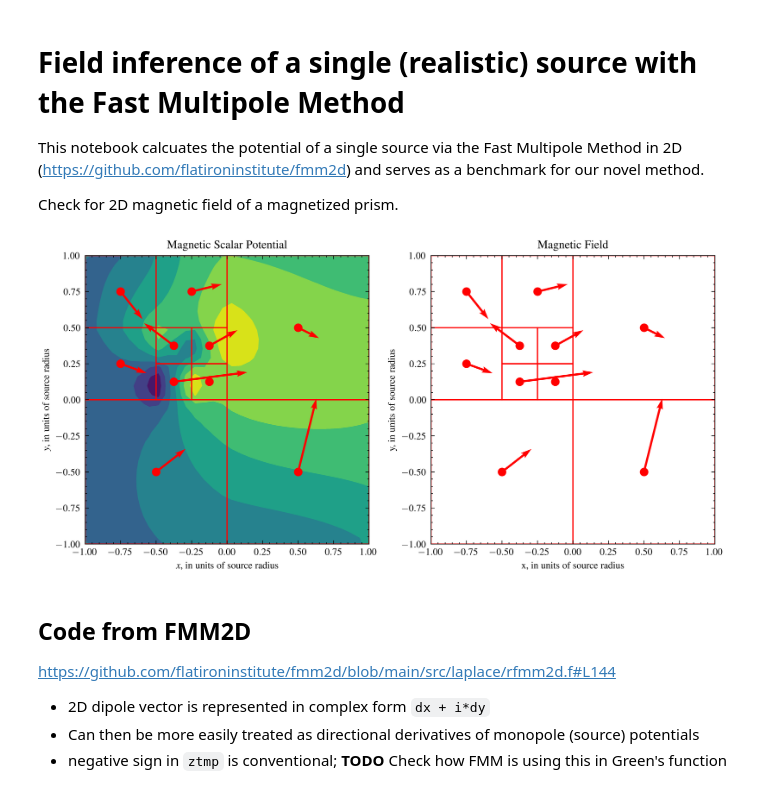
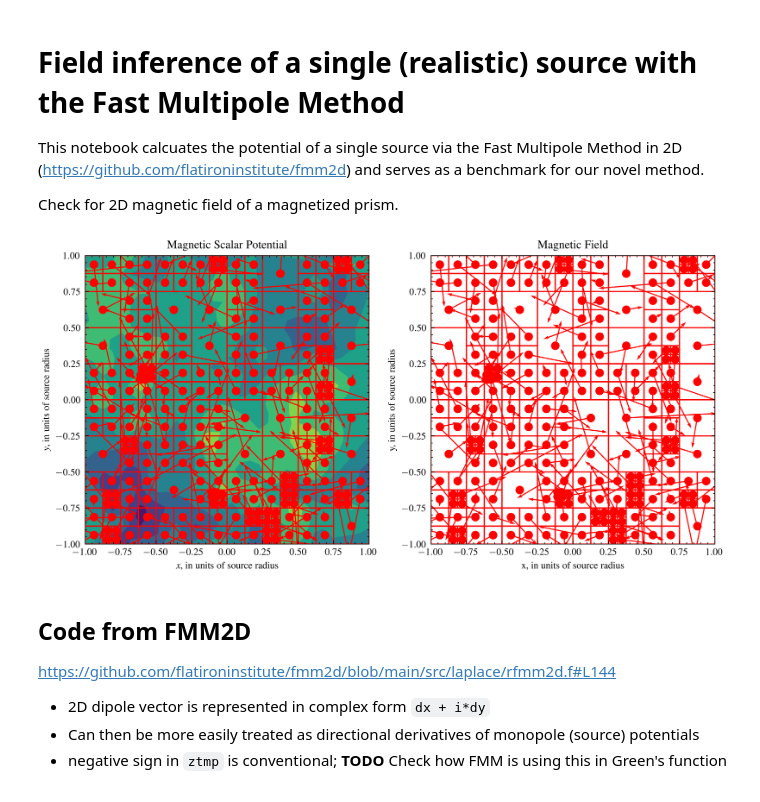
Before and after one commit to cmt-dtu-energy/hypermagnetics, a Jupyter notebook: nbs/check_fmm_prism.ipynb, the cells around one changed output. Drawn from its saved outputs; the diff is of its cells as text; code cells hidden in the pictures.

```diff
--- a/nbs/check_fmm_prism.ipynb
+++ b/nbs/check_fmm_prism.ipynb
@@ -21,25 +23,25 @@ plt.style.use(["science", "ieee"])
 # %%
 source_cfg = {
     "shape": "prism",
     "n_samples": 1,
     "n_sources": 12,
     "lim": 1,
     "res": 32,
     "dim": 2,
     "min_size": 0.5,
     "max_size": 1,
     "target_source": True,
     "line": False,
     "quadtree": True,
     "eps": 0,
     "seed": 0,
 }
 # train = configure(**source_cfg)
 db_name = "eval_qt_exact_42"
-train = read_db(f"{db_name}_{5}_{10}.h5", read_grid=True)
+train = read_db(f"{db_name}_{5}_{250}.h5", read_grid=True)
 plots(train, loc=True, edge=True)
 # %% [output]
-[figure, old version]
+[figure, new version]
 # %% [markdown]
 ## Code from FMM2D
 https://github.com/flatironinstitute/fmm2d/blob/main/src/laplace/rfmm2d.f#L144
```
Also changed, not shown: parts of 7 cells of this notebook, 8 other files.
